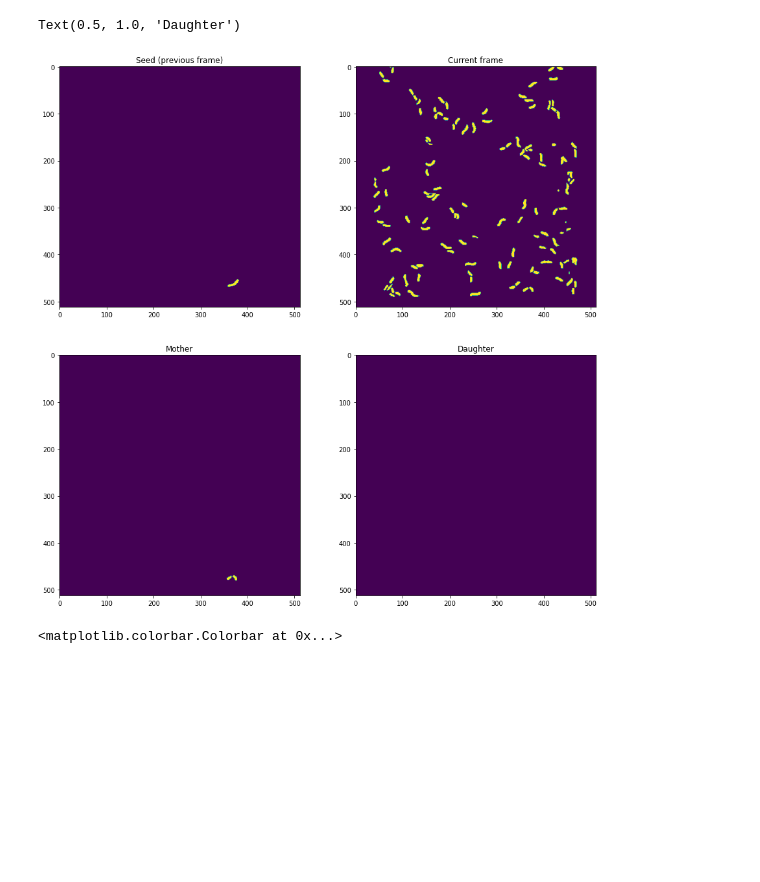
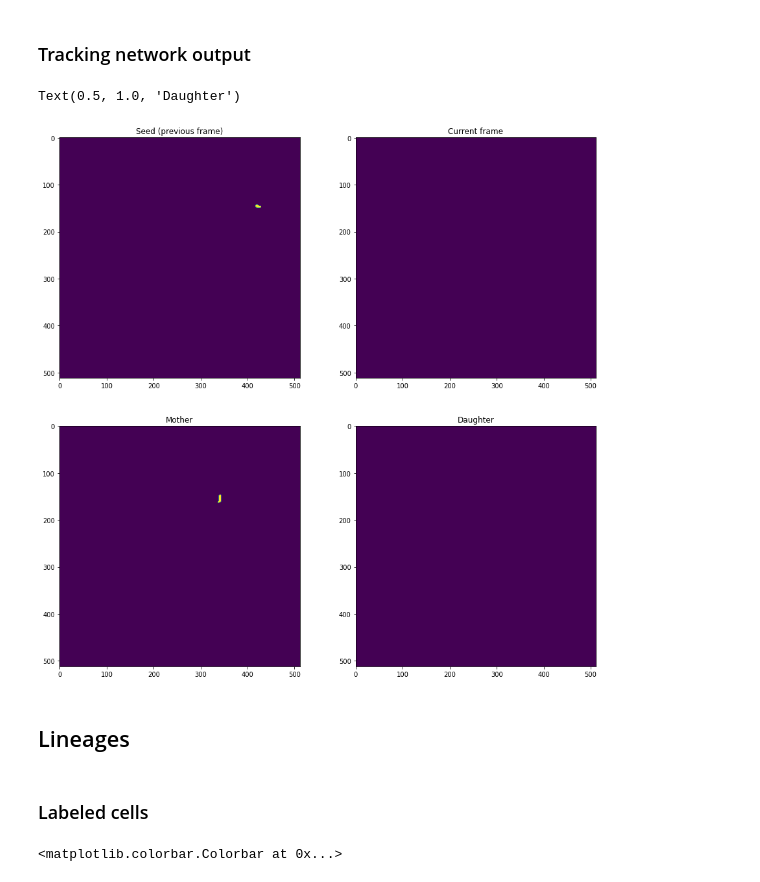
Before and after one commit to ajrzepiela/midap, a Jupyter notebook: notebook/Visualize_results.ipynb, the cells around one changed output. Drawn from its saved outputs; the diff is of its cells as text; code cells hidden in the pictures; blank space fills up the shorter version.

```diff
--- a/notebook/Visualise results.ipynb
+++ b/notebook/Visualize_results.ipynb
@@ -37,17 +6,32 @@ result_array = np.array(h5_results.get(list(h5_results.keys())[frame]))
+# %%
+# Load data
+data = np.load('../bin/inputs_all_red.npz')
+inputs_all = data['inputs_all']
+
+data = np.load('../bin/label_stack.npz')
+label_stack = data['label_stack']
+
+data = np.load('../bin/results_all_red.npz')
+results_all_red = data['results_all_red']
+# %% [markdown]
+### Tracking network output
 # %%
+frame = 33
+cell_ix = 29
+
 plt.figure(figsize=(15,15))
 plt.subplot(2,2,1)
-plt.imshow(input_array[cell_ix,:,:,1])
+plt.imshow(inputs_all[frame][:,:,1]==cell_ix)
 plt.title('Seed (previous frame)')
 plt.subplot(2,2,2)
-plt.imshow(input_array[cell_ix,:,:,3])
+plt.imshow(inputs_all[frame][:,:,3]==cell_ix)
 plt.title('Current frame')
 plt.subplot(2,2,3)
-plt.imshow(result_array[cell_ix,:,:,0] > 0.7)
+plt.imshow(results_all_red[frame,:,:,0]==(cell_ix+1))
 plt.title('Mother')
 plt.subplot(2,2,4)
-plt.imshow(result_array[cell_ix,:,:,1] > 0.7)
+plt.imshow(results_all_red[frame,:,:,1]==(cell_ix+1))
 plt.title('Daughter')
 # %% [output]
 Text(0.5, 1.0, 'Daughter')
-[figure, old version]
+[figure, new version]
@@ -57,3 +38,7 @@ label_stack = label_stack['label_stack']
+# %% [markdown]
+## Lineages
+# %% [markdown]
+### Labeled cells
 # %%
 timeframes = np.arange(len(label_stack))
 plt.figure(figsize = (15,15))
```
Also changed, not shown: parts of 5 cells of this notebook, 2 other files.
